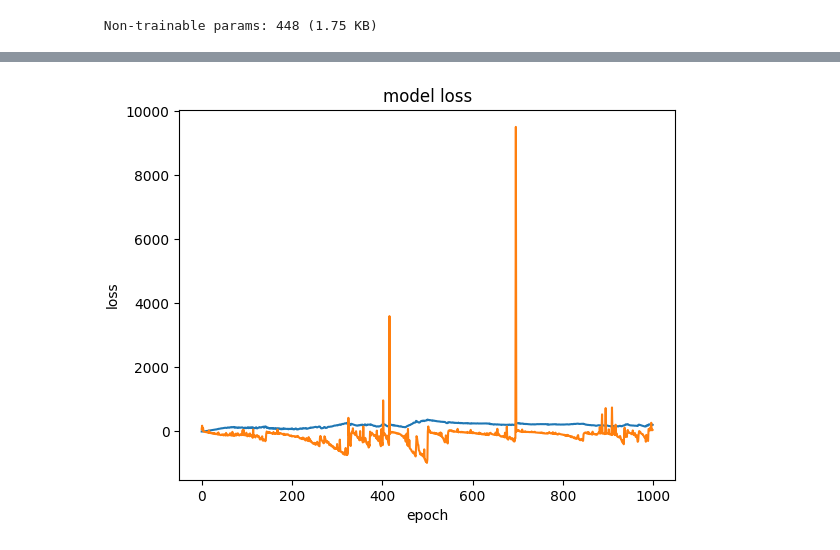
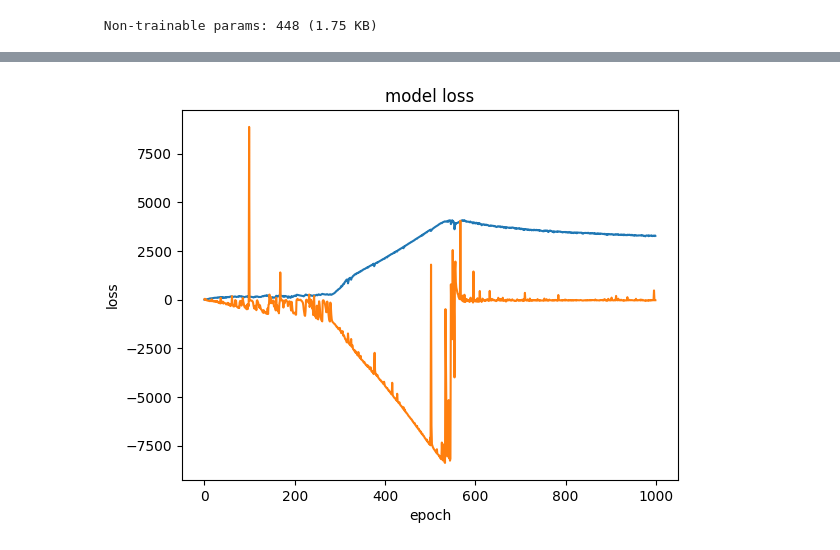
Before and after one commit to Dhawi1902/FYP, a Jupyter notebook: Notebook/EDWGAN.ipynb, the cells around one changed output, grey strips where cells are left out. Cells and saved outputs as stored; diff of their text form; code cells hidden in the pictures.

```diff
--- a/Notebook/EDWGAN.ipynb
+++ b/Notebook/EDWGAN.ipynb
@@ -193,9 +193,9 @@ Model: "sequential_1"
  Trainable params: 8,637,955 (32.95 MB)
  Non-trainable params: 448 (1.75 KB)
 # %%
-class WGAN(Model):
+class EDWGAN(Model):
     def __init__(self, generator, discriminator, encoder, decoder, latent_dim = 1024, lambda_gp=10):
-        super(WGAN, self).__init__()
+        super(EDWGAN, self).__init__()
         self.generator = generator
         self.discriminator = discriminator
         self.encoder = encoder
@@ -205,7 +205,7 @@ class WGAN(Model):
         self.history = {"Generator Loss": [], "Discriminator Loss": []}
 
     def compile(self, gen_optimizer, disc_optimizer, criterion=None):
-        super(WGAN, self).compile()
+        super(EDWGAN, self).compile()
         self.generator_optimizer = gen_optimizer
         self.discriminator_optimizer = disc_optimizer
         self.cross_entropy = criterion
@@ -233,14 +233,17 @@ class WGAN(Model):
     def generator_loss(self, fake_output):
         return -tf.reduce_mean(fake_output)
 
+    @tf.function
     def train_step(self, real_images):
         batch_size = tf.shape(real_images)[0]
 
         # Sample random noise
         noise = tf.random.normal((batch_size, self.latent_dim))
+        noise = self.decoder(noise)
+        noise = self.encoder(noise)[2]
 
         # Train Discriminator
-        for _ in range(5):  # WGAN usually trains the discriminator more than the generator
+        for _ in range(5):  # EDWGAN usually trains the discriminator more than the generator
             with tf.GradientTape() as disc_tape:
                 fake_images = self.generator(noise, training=True)
 
@@ -277,7 +280,7 @@ def build_model(model_name):
     decoder = keras.src.saving.load_model(vae_decoder, compile=False)
     Generator = build_generator()
     Discriminator = build_discriminator()
-    wgan_model = WGAN(Generator, Discriminator, encoder, decoder)
+    wgan_model = EDWGAN(Generator, Discriminator, encoder, decoder)
     wgan_model.compile(
         gen_optimizer=tf.keras.optimizers.Adam(learning_rate=0.0002, beta_1=0.5, beta_2=0.9),
         disc_optimizer=tf.keras.optimizers.Adam(learning_rate=0.0002, beta_1=0.5, beta_2=0.9)
@@ -311,9 +314,9 @@ def show_history(history, model_name):
     history_file = history_folder + "/" + model_name + "_history.json"
     json.dump(history_dict, open(history_file, 'w'))
 # %%
-caries_wgan = build_model("caries")
-caries_wgan_history = caries_wgan.fit(caries, epochs = 1000, batch_size = 50)
-save_model(caries_wgan, "caries_WGAN")
+caries_edwgan = build_model("caries")
+caries_edwgan_history = caries_edwgan.fit(caries, epochs = 1000, batch_size = 50)
+save_model(caries_edwgan, "caries_edwgan")
 # %% [output]
 Epoch 1/1000
 WARNING: All log messages before absl::InitializeLog() is called are written to STDERR
@@ -340,8 +343,8 @@ Epoch 1000/1000
 WARNING:absl:You are saving your model as an HDF5 file via `model.save()` or `keras.saving.save_model(model)`. This file format is considered legacy. We recommend using instead the native Keras format ...
 WARNING:absl:You are saving your model as an HDF5 file via `model.save()` or `keras.saving.save_model(model)`. This file format is considered legacy. We recommend using instead the native Keras format ...
 WARNING:absl:You are saving your model as an HDF5 file via `model.save()` or `keras.saving.save_model(model)`. This file format is considered legacy. We recommend using instead the native Keras format ...
-# %%
-show_history(caries_wgan_history, "caries_WGAN")
-# %% [output]
-[figure, removed]
+# %%
+show_history(caries_edwgan_history, "caries_edwgan")
+# %% [output]
+[figure, added]
 # %%
```
Also changed, not shown: parts of 9 cells of this notebook, 1 other file.
